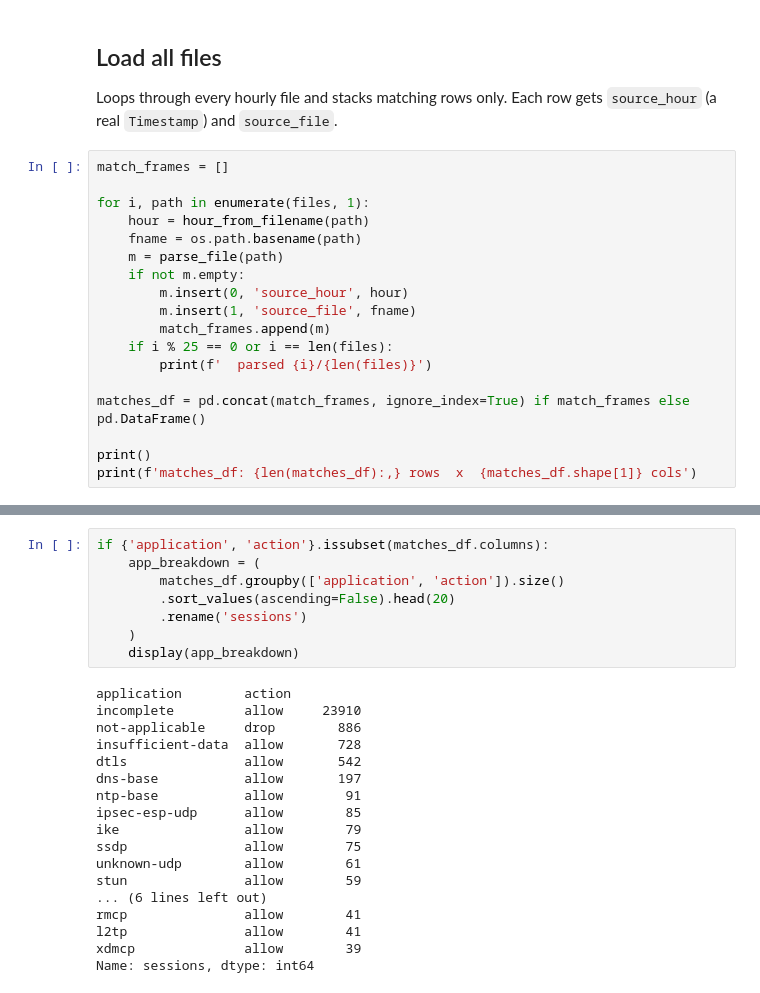
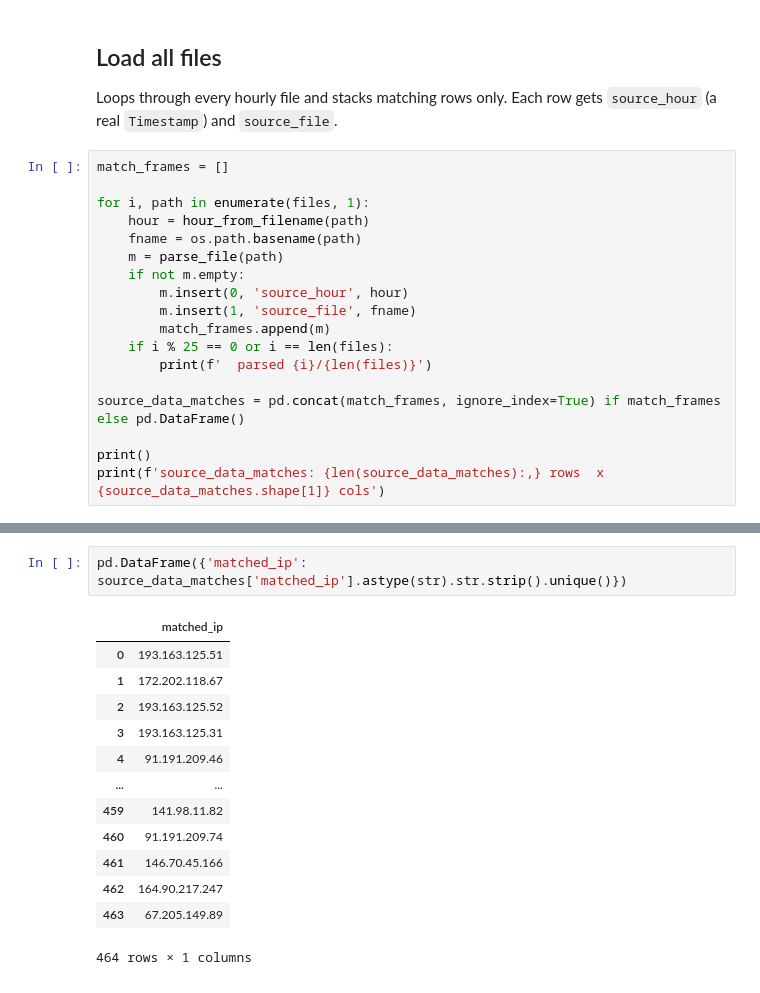
Before and after one commit to jaytlinaskew-org/htoc, a Jupyter notebook: notebooks/Gap Observation 2.0/SplunkLogDataAnalysis.ipynb, the cells around one changed output, grey strips where cells are left out. Cells and saved outputs as stored; diff of their text form.

```diff
--- a/notebooks/Gap Observation 2.0/SplunkLogDataAnalysis.ipynb
+++ b/notebooks/Gap Observation 2.0/SplunkLogDataAnalysis.ipynb
@@ -114,8 +125,8 @@ for i, path in enumerate(files, 1):
     if i % 25 == 0 or i == len(files):
         print(f'  parsed {i}/{len(files)}')
 
-matches_df = pd.concat(match_frames, ignore_index=True) if match_frames else pd.DataFrame()
+source_data_matches = pd.concat(match_frames, ignore_index=True) if match_frames else pd.DataFrame()
 
 print()
-print(f'matches_df: {len(matches_df):,} rows  x  {matches_df.shape[1]} cols')
+print(f'source_data_matches: {len(source_data_matches):,} rows  x  {source_data_matches.shape[1]} cols')
 # %% [output]
@@ -326,26 +150,16 @@ Name: sessions, dtype: int64
-# %%
-if {'application', 'action'}.issubset(matches_df.columns):
-    app_breakdown = (
-        matches_df.groupby(['application', 'action']).size()
-        .sort_values(ascending=False).head(20)
-        .rename('sessions')
-    )
-    display(app_breakdown)
-# %% [output]
-application        action
-incomplete         allow     23910
-not-applicable     drop        886
-insufficient-data  allow       728
-dtls               allow       542
-dns-base           allow       197
-ntp-base           allow        91
-ipsec-esp-udp      allow        85
-ike                allow        79
-ssdp               allow        75
-unknown-udp        allow        61
-stun               allow        59
-... (6 lines left out)
-rmcp               allow        41
-l2tp               allow        41
-xdmcp              allow        39
-Name: sessions, dtype: int64
+# %%
+pd.DataFrame({'matched_ip': source_data_matches['matched_ip'].astype(str).str.strip().unique()})
+# %% [output]
+|  | matched_ip |
+| 0 | 193.163.125.51 |
+| 1 | 172.202.118.67 |
+| 2 | 193.163.125.52 |
+| 3 | 193.163.125.31 |
+| 4 | 91.191.209.46 |
+| ... | ... |
+| 459 | 141.98.11.82 |
+| 460 | 91.191.209.74 |
+| 461 | 146.70.45.166 |
+| 462 | 164.90.217.247 |
+| 463 | 67.205.149.89 |
+464 rows × 1 columns
```
Also changed, not shown: parts of 18 cells of this notebook, 1 other file.
